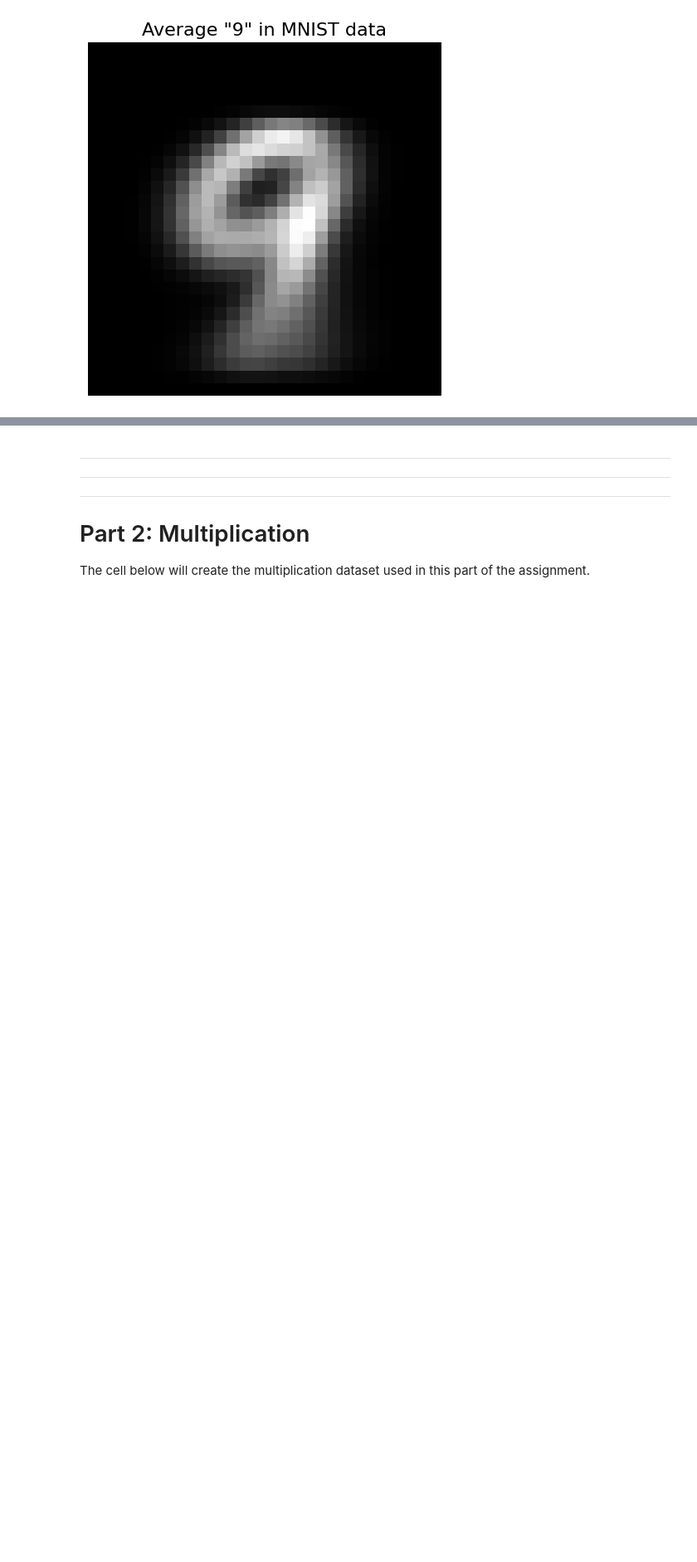
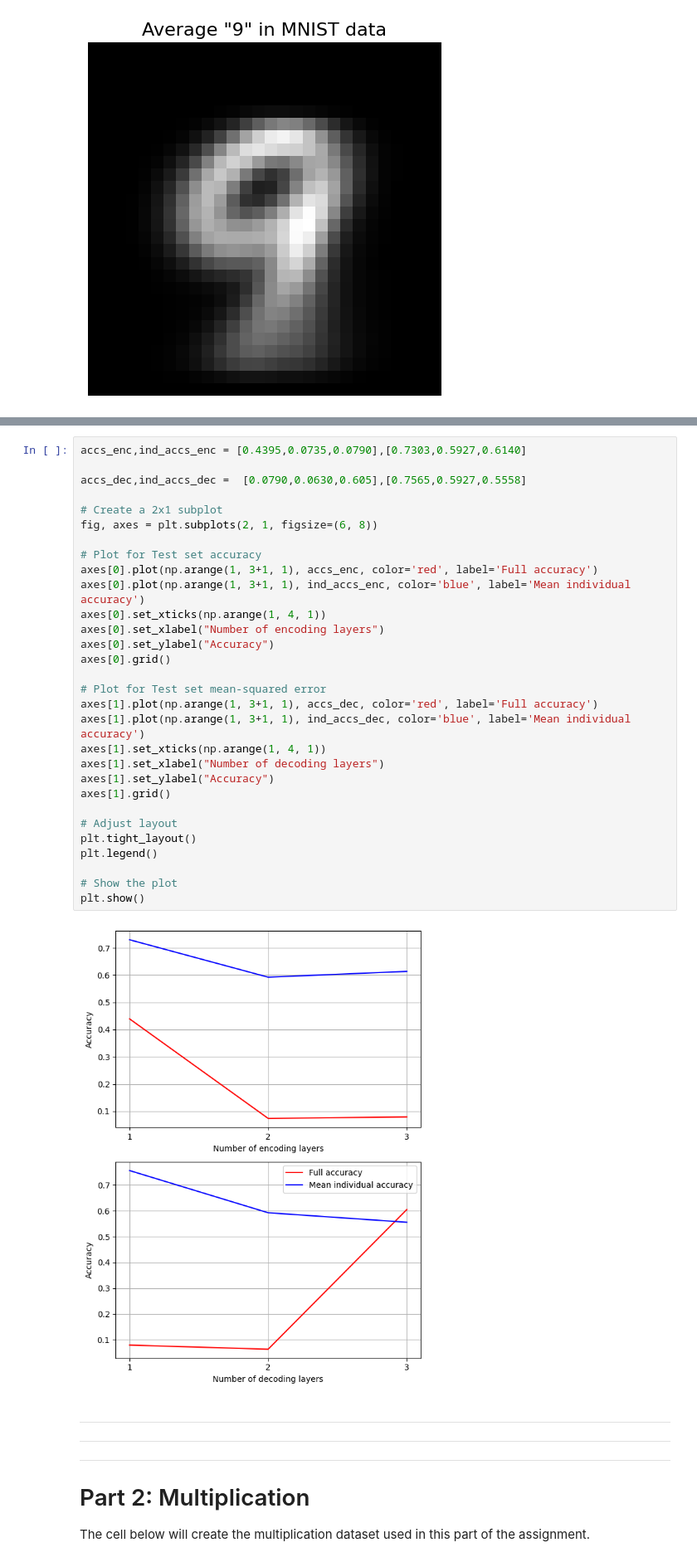
Before and after one commit to Spijkerberg/IDL-A2, a Jupyter notebook: individual_solns/A2_group_45_FINAL_VERSION.ipynb, the cells around one changed output, grey strips where cells are left out. Shown at 83% size. Drawn from its saved outputs; the diff is of its cells as text; blank space fills up the shorter version.

```diff
--- a/individual_solns/A2_group_45_FINAL_VERSION.ipynb
+++ b/individual_solns/A2_group_45_FINAL_VERSION.ipynb
@@ -1815,3 +1878,35 @@ Performance of eval model:
+# %%
+accs_enc,ind_accs_enc = [0.4395,0.0735,0.0790],[0.7303,0.5927,0.6140]
+
+accs_dec,ind_accs_dec =  [0.0790,0.0630,0.605],[0.7565,0.5927,0.5558]
+
+# Create a 2x1 subplot
+fig, axes = plt.subplots(2, 1, figsize=(6, 8))
+
+# Plot for Test set accuracy
+axes[0].plot(np.arange(1, 3+1, 1), accs_enc, color='red', label='Full accuracy')
+axes[0].plot(np.arange(1, 3+1, 1), ind_accs_enc, color='blue', label='Mean individual accuracy')
+axes[0].set_xticks(np.arange(1, 4, 1))
+axes[0].set_xlabel("Number of encoding layers")
+axes[0].set_ylabel("Accuracy")
+axes[0].grid()
+
+# Plot for Test set mean-squared error
+axes[1].plot(np.arange(1, 3+1, 1), accs_dec, color='red', label='Full accuracy')
+axes[1].plot(np.arange(1, 3+1, 1), ind_accs_dec, color='blue', label='Mean individual accuracy')
+axes[1].set_xticks(np.arange(1, 4, 1))
+axes[1].set_xlabel("Number of decoding layers")
+axes[1].set_ylabel("Accuracy")
+axes[1].grid()
+
+# Adjust layout
+plt.tight_layout()
+plt.legend()
+
+# Show the plot
+plt.show()
+# %% [output]
+[figure, added]
 # %% [markdown]
 
 ---
```
Also changed, not shown: parts of 12 cells of this notebook.
